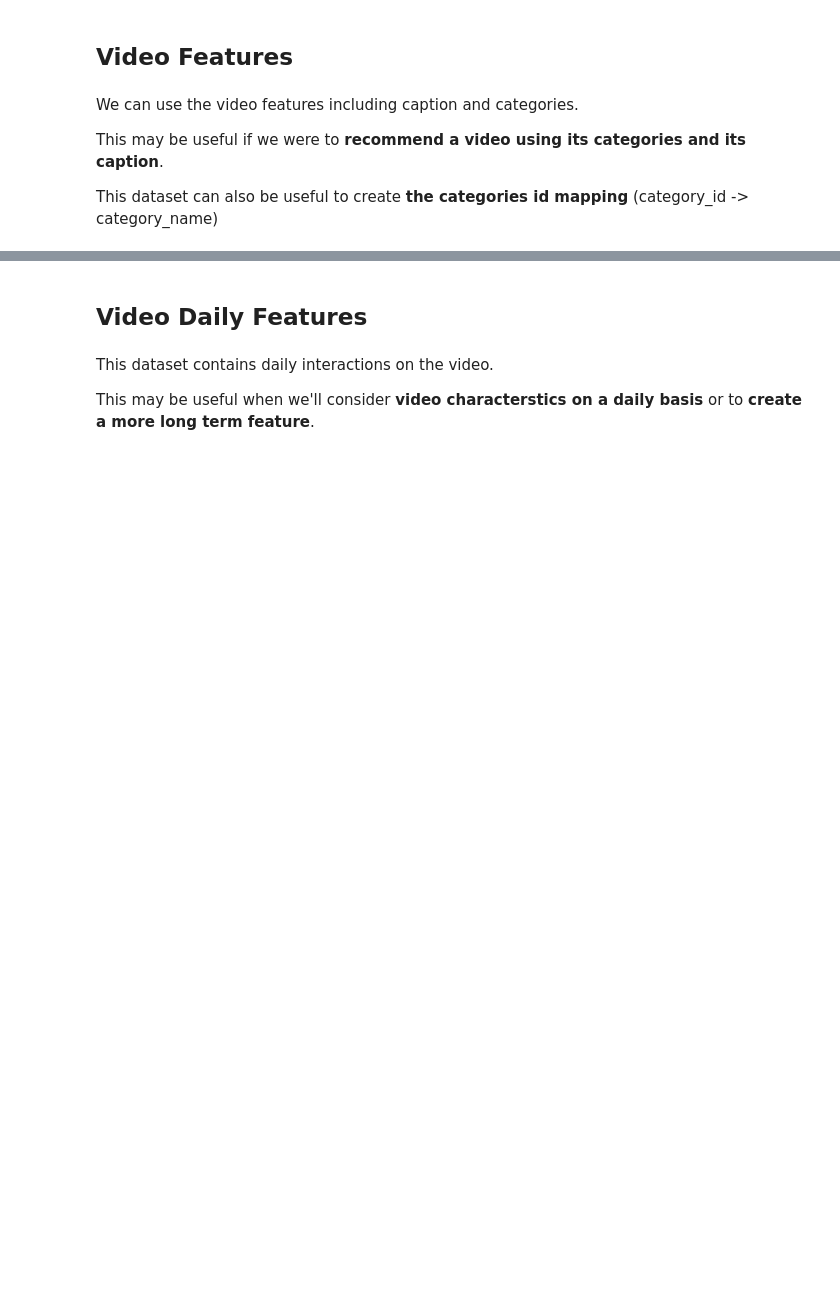
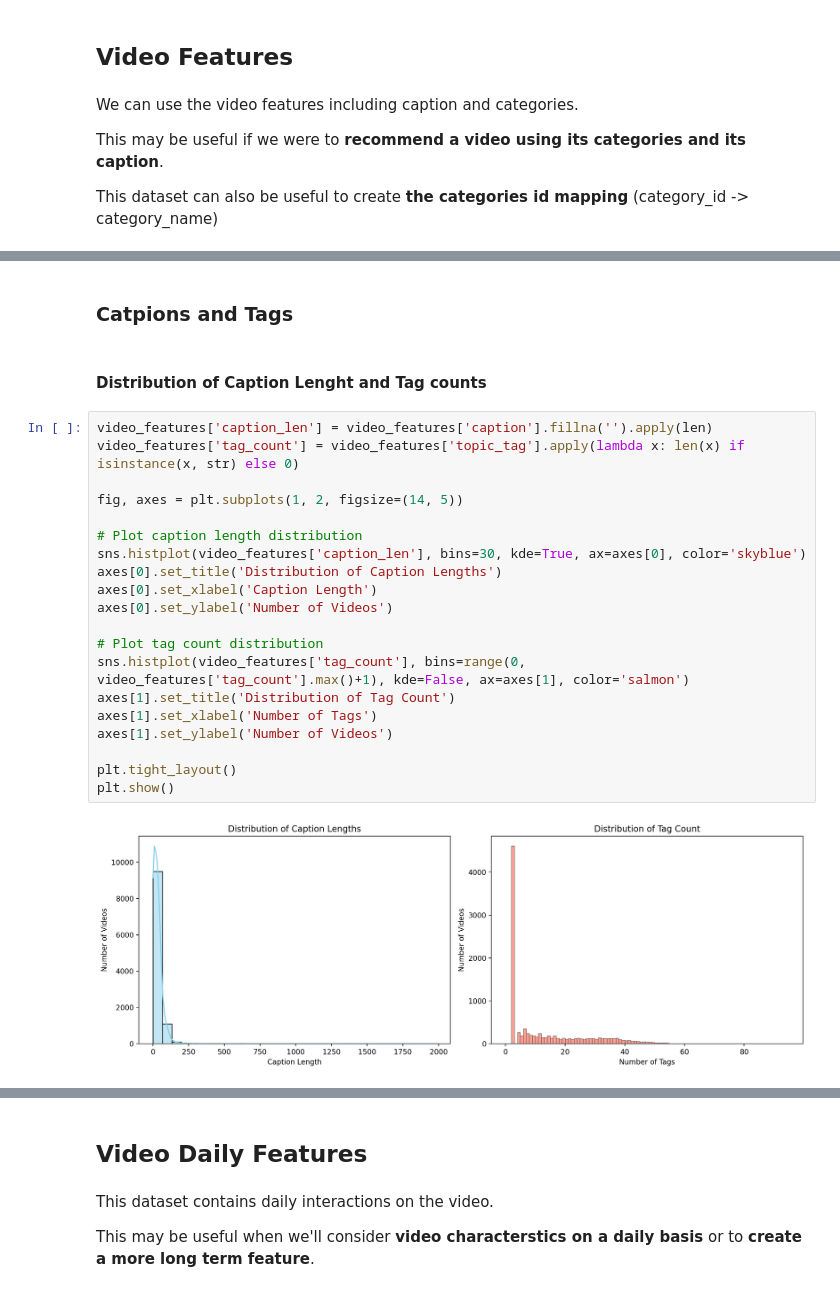
Before and after one commit to TheRayquaza/rema1, a Jupyter notebook: notebooks/EDA/EDA_Item_features.ipynb, the cells around one changed output, grey strips where cells are left out. Drawn from its saved outputs; the diff is of its cells as text; blank space fills up the shorter version.

```diff
--- a/notebooks/EDA/EDA_Item_features.ipynb
+++ b/notebooks/EDA/EDA_Item_features.ipynb
@@ -37,0 +262,26 @@ video_categories.head()
+# %% [markdown]
+### Catpions and Tags
+# %% [markdown]
+#### Distribution of Caption Lenght and Tag counts
+# %%
+video_features['caption_len'] = video_features['caption'].fillna('').apply(len)
+video_features['tag_count'] = video_features['topic_tag'].apply(lambda x: len(x) if isinstance(x, str) else 0)
+
+fig, axes = plt.subplots(1, 2, figsize=(14, 5))
+
+# Plot caption length distribution
+sns.histplot(video_features['caption_len'], bins=30, kde=True, ax=axes[0], color='skyblue')
+axes[0].set_title('Distribution of Caption Lengths')
+axes[0].set_xlabel('Caption Length')
+axes[0].set_ylabel('Number of Videos')
+
+# Plot tag count distribution
+sns.histplot(video_features['tag_count'], bins=range(0, video_features['tag_count'].max()+1), kde=False, ax=axes[1], color='salmon')
+axes[1].set_title('Distribution of Tag Count')
+axes[1].set_xlabel('Number of Tags')
+axes[1].set_ylabel('Number of Videos')
+
+plt.tight_layout()
+plt.show()
+# %% [output]
+[figure, added]
```
Also changed, not shown: parts of 54 cells of this notebook, 10 other files.
